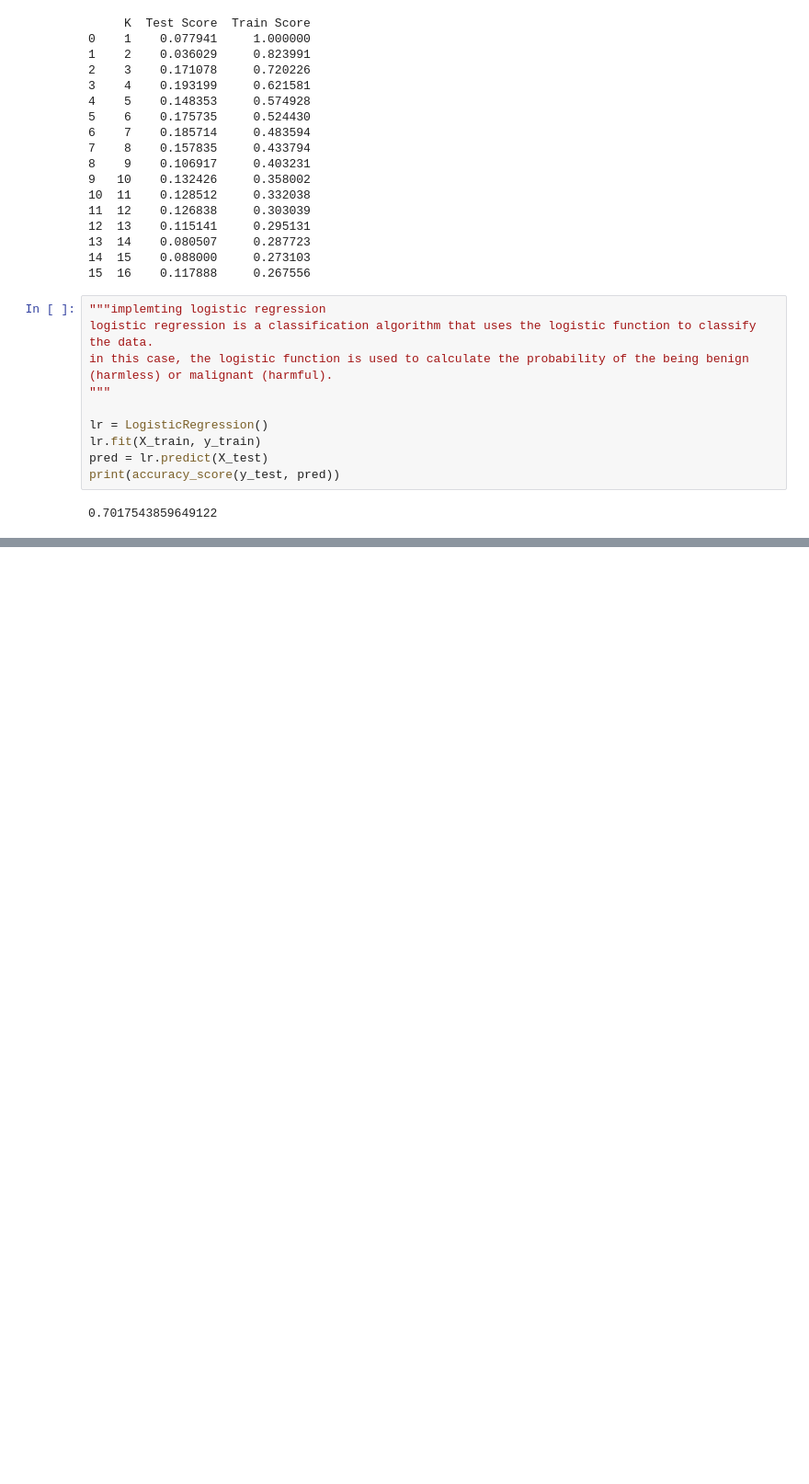
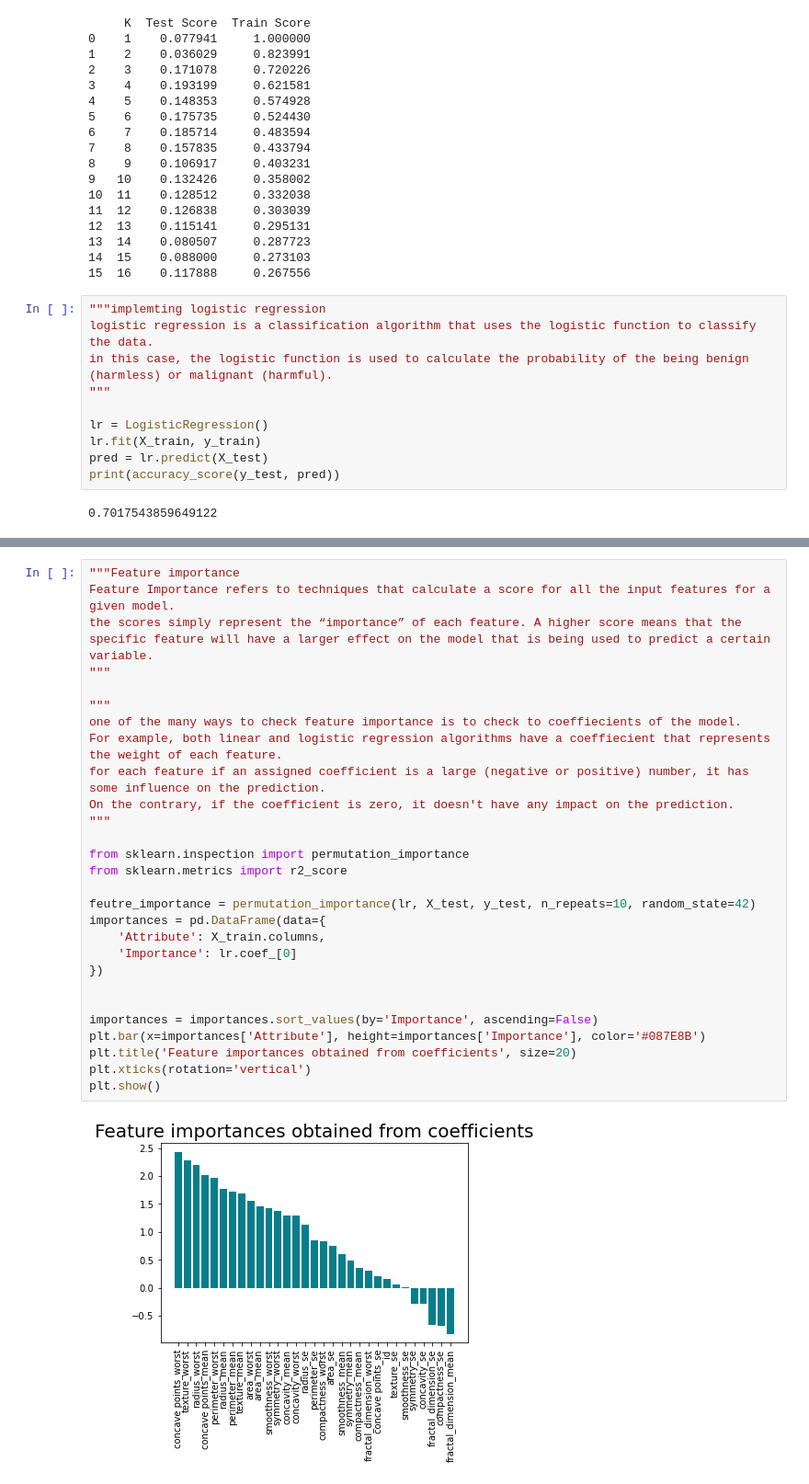
Before and after one commit to colinoy/BreastCancerPrediction, a Jupyter notebook: BreastCancer_EDA.ipynb, the cells around one changed output, grey strips where cells are left out. Shown at 92% size. Saved outputs shown, nothing was run; the diff lists cells and outputs as text; blank space fills up the shorter version.

```diff
--- a/BreastCancer_EDA.ipynb
+++ b/BreastCancer_EDA.ipynb
@@ -282,3 +284,33 @@ disp.plot()
+# %%
+"""Feature importance
+Feature Importance refers to techniques that calculate a score for all the input features for a given model.
+the scores simply represent the “importance” of each feature. A higher score means that the specific feature will have a larger effect on the model that is being used to predict a certain variable.
+"""
+
+"""
+one of the many ways to check feature importance is to check to coeffiecients of the model.
+For example, both linear and logistic regression algorithms have a coeffiecient that represents the weight of each feature.
+for each feature if an assigned coefficient is a large (negative or positive) number, it has some influence on the prediction.
+On the contrary, if the coefficient is zero, it doesn't have any impact on the prediction.
+"""
+
+from sklearn.inspection import permutation_importance
+from sklearn.metrics import r2_score
+
+feutre_importance = permutation_importance(lr, X_test, y_test, n_repeats=10, random_state=42)
+importances = pd.DataFrame(data={
+    'Attribute': X_train.columns,
+    'Importance': lr.coef_[0]
+})
+
+
+importances = importances.sort_values(by='Importance', ascending=False)
+plt.bar(x=importances['Attribute'], height=importances['Importance'], color='#087E8B')
+plt.title('Feature importances obtained from coefficients', size=20)
+plt.xticks(rotation='vertical')
+plt.show()
+# %% [output]
+[figure, added]
 # %%
 """
 implemting the random forest algorithm.
```
Also changed, not shown: parts of 7 cells of this notebook.
